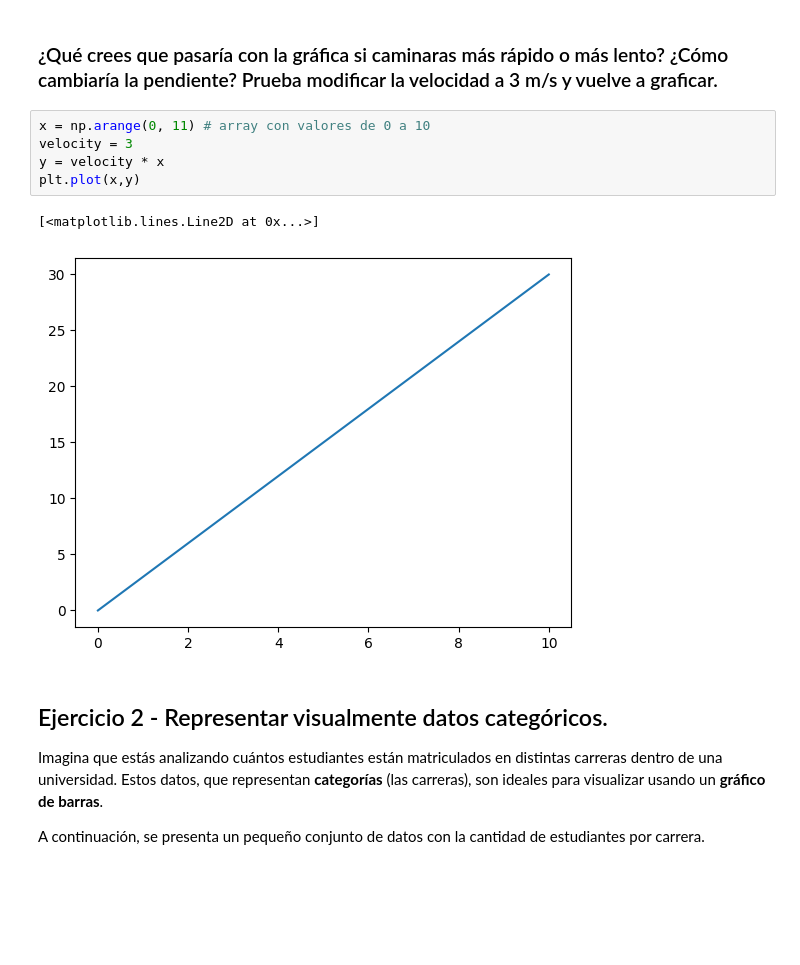
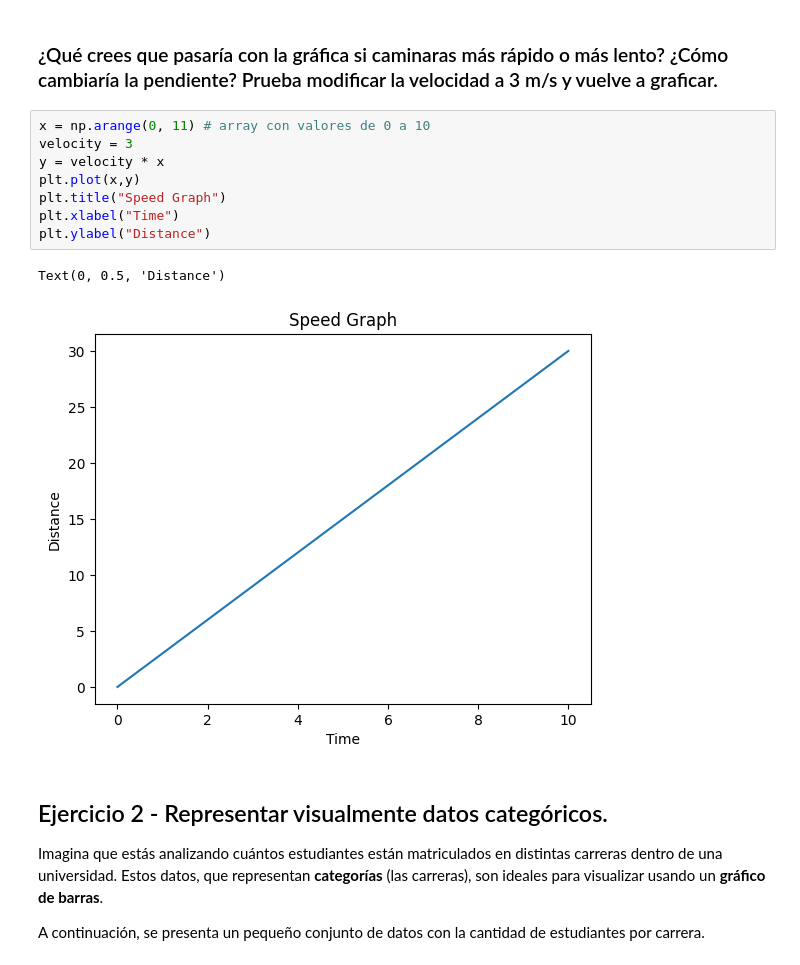
Before and after one commit to 4GeeksAcademy/LuisFCG-visualization-exercises-with-matplot-and-seaborn, a Jupyter notebook: notebook/problems.es.ipynb, the cells around one changed output. Cells and saved outputs as stored; diff of their text form; blank space fills up the shorter version.

```diff
--- a/notebook/problems.es.ipynb
+++ b/notebook/problems.es.ipynb
@@ -38,11 +41,14 @@ plt.plot(x,vert)
 # %%
 x = np.arange(0, 11) # array con valores de 0 a 10
 velocity = 3
 y = velocity * x
 plt.plot(x,y)
+plt.title("Speed Graph")
+plt.xlabel("Time")
+plt.ylabel("Distance")
 # %% [output]
-[<matplotlib.lines.Line2D at 0x...>]
+Text(0, 0.5, 'Distance')
-[figure, old version]
+[figure, new version]
 # %% [markdown]
 ## Ejercicio 2 - Representar visualmente datos categóricos.
 
```
Also changed, not shown: parts of 9 cells of this notebook.
